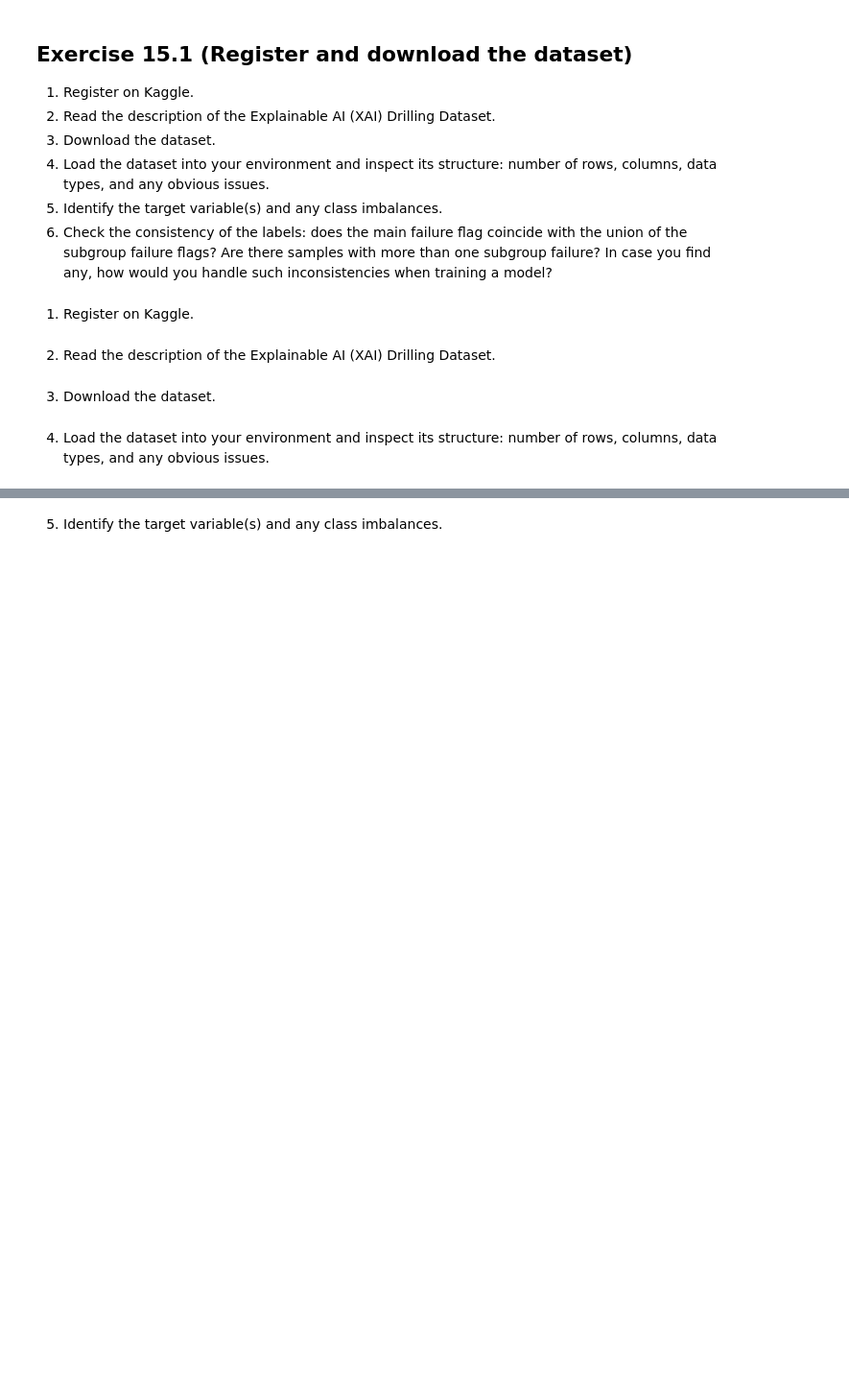
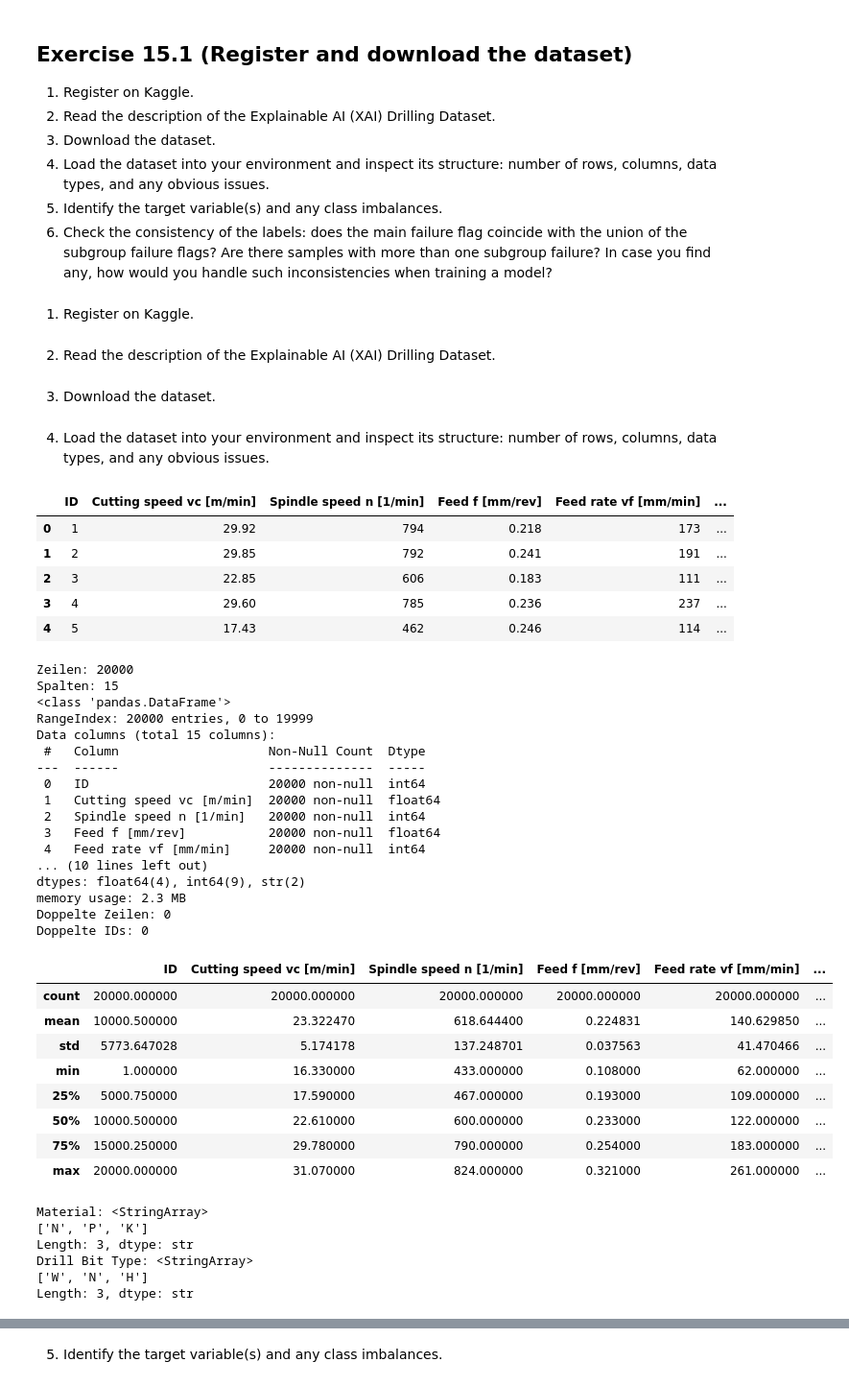
Before and after one commit to Dabro65/Industrial_Datascience, a Jupyter notebook: Tasks/15 Self study - Session 2/Exercise_15.1.ipynb, the cells around one changed output, grey strips where cells are left out. Shown at 96% size. Saved outputs shown, nothing was run; the diff lists cells and outputs as text; code cells hidden in the pictures; blank space fills up the shorter version.

```diff
--- a/Tasks/15 Self study - Session 2/Exercise_15.1.ipynb
+++ b/Tasks/15 Self study - Session 2/Exercise_15.1.ipynb
@@ -18,11 +18,64 @@
 # %%
 import pandas as pd
 
+# Laden des Datensatzes aus dem Projektorder
 df = pd.read_csv("XAI_Drilling_Dataset.csv")
 
+# Anzeige der ersten 5 Zeilen des Datensatzes
 display(df.head())
 
 print("Zeilen:", df.shape[0])
 print("Spalten:", df.shape[1])
 
+# Anzeige Datentypen und fehlende Werte
 df.info()
+
+# Doppelte Zeilen und IDs prüfen
+print("Doppelte Zeilen:", df.duplicated().sum())
+print("Doppelte IDs:", df["ID"].duplicated().sum())
+
+# Wertebereiche der numerischen Spalten prüfen
+display(df.describe())
+
+# Ausprägungen der kategorialen Spalten prüfen
+print("Material:", df["Material"].unique())
+print("Drill Bit Type:", df["Drill Bit Type"].unique())
+# %% [output]
+|  | ID | Cutting speed vc [m/min] | Spindle speed n [1/min] | Feed f [mm/rev] | Feed rate vf [mm/min] | ... |
+| 0 | 1 | 29.92 | 794 | 0.218 | 173 | ... |
+| 1 | 2 | 29.85 | 792 | 0.241 | 191 | ... |
+| 2 | 3 | 22.85 | 606 | 0.183 | 111 | ... |
+| 3 | 4 | 29.60 | 785 | 0.236 | 237 | ... |
+| 4 | 5 | 17.43 | 462 | 0.246 | 114 | ... |
+Zeilen: 20000
+Spalten: 15
+<class 'pandas.DataFrame'>
+RangeIndex: 20000 entries, 0 to 19999
+Data columns (total 15 columns):
+ #   Column                    Non-Null Count  Dtype
+---  ------                    --------------  -----
+ 0   ID                        20000 non-null  int64
+ 1   Cutting speed vc [m/min]  20000 non-null  float64
+ 2   Spindle speed n [1/min]   20000 non-null  int64
+ 3   Feed f [mm/rev]           20000 non-null  float64
+ 4   Feed rate vf [mm/min]     20000 non-null  int64
+... (10 lines left out)
+dtypes: float64(4), int64(9), str(2)
+memory usage: 2.3 MB
+Doppelte Zeilen: 0
+Doppelte IDs: 0
+|  | ID | Cutting speed vc [m/min] | Spindle speed n [1/min] | Feed f [mm/rev] | Feed rate vf [mm/min] | ... |
+| count | 20000.000000 | 20000.000000 | 20000.000000 | 20000.000000 | 20000.000000 | ... |
+| mean | 10000.500000 | 23.322470 | 618.644400 | 0.224831 | 140.629850 | ... |
+| std | 5773.647028 | 5.174178 | 137.248701 | 0.037563 | 41.470466 | ... |
+| min | 1.000000 | 16.330000 | 433.000000 | 0.108000 | 62.000000 | ... |
+| 25% | 5000.750000 | 17.590000 | 467.000000 | 0.193000 | 109.000000 | ... |
+| 50% | 10000.500000 | 22.610000 | 600.000000 | 0.233000 | 122.000000 | ... |
+| 75% | 15000.250000 | 29.780000 | 790.000000 | 0.254000 | 183.000000 | ... |
+| max | 20000.000000 | 31.070000 | 824.000000 | 0.321000 | 261.000000 | ... |
+Material: <StringArray>
+['N', 'P', 'K']
+Length: 3, dtype: str
+Drill Bit Type: <StringArray>
+['W', 'N', 'H']
+Length: 3, dtype: str
```
Also changed, not shown: parts of 5 cells of this notebook, 1 other file.
